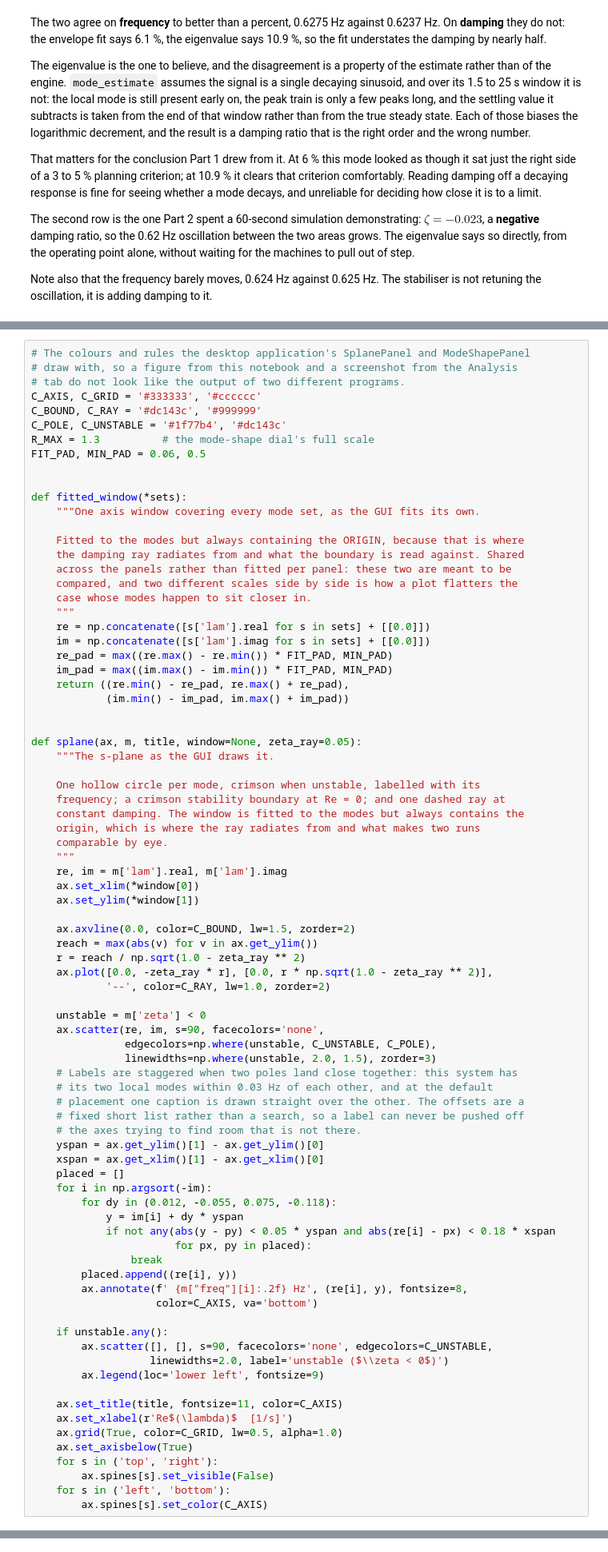
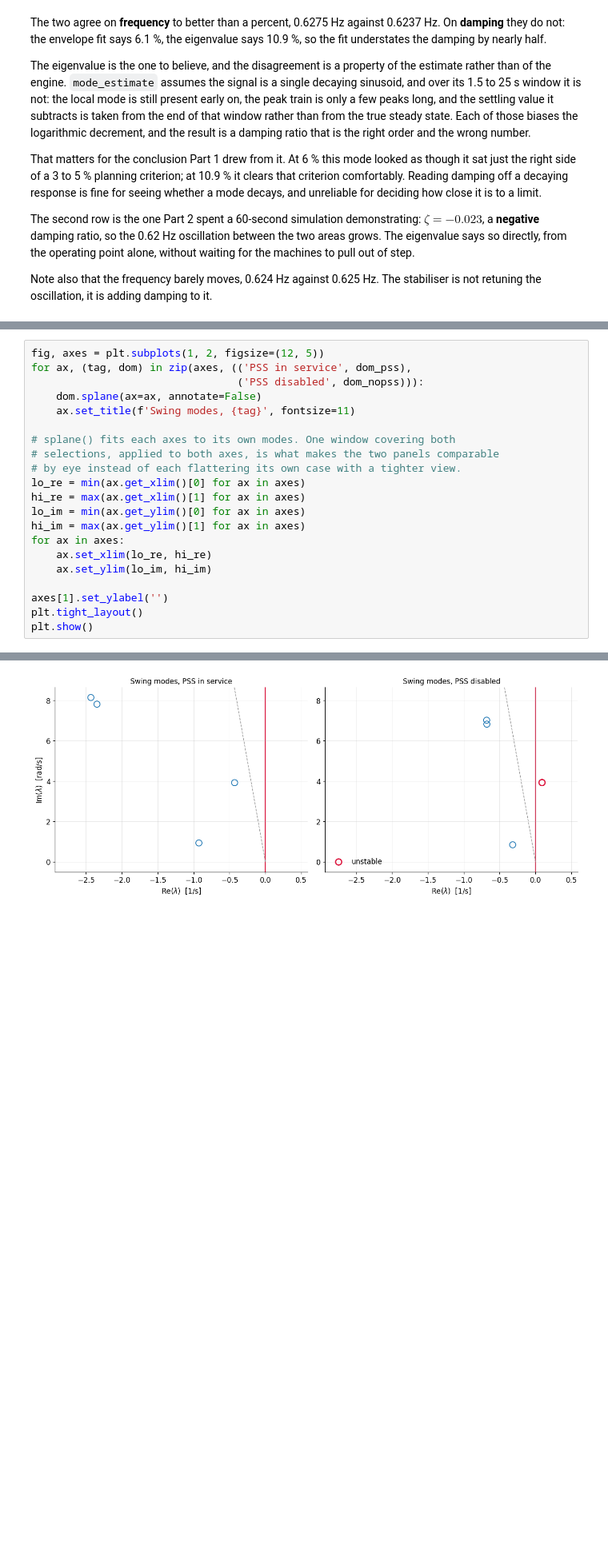
Before and after one commit to SPS-L/stepss-Kundur-Two-Area-System, a Jupyter notebook: InterAreaOscillations.ipynb, the cells around one changed output, grey strips where cells are left out. Shown at 80% size. Saved outputs shown, nothing was run; the diff lists cells and outputs as text; blank space fills up the shorter version.

```diff
--- a/InterAreaOscillations.ipynb
+++ b/InterAreaOscillations.ipynb
@@ -621,82 +571,22 @@ has its modes closer in.
 # %%
-# The colours and rules the desktop application's SplanePanel and ModeShapePanel
-# draw with, so a figure from this notebook and a screenshot from the Analysis
-# tab do not look like the output of two different programs.
-C_AXIS, C_GRID = '#333333', '#cccccc'
-C_BOUND, C_RAY = '#dc143c', '#999999'
-C_POLE, C_UNSTABLE = '#1f77b4', '#dc143c'
-R_MAX = 1.3          # the mode-shape dial's full scale
-FIT_PAD, MIN_PAD = 0.06, 0.5
+fig, axes = plt.subplots(1, 2, figsize=(12, 5))
+for ax, (tag, dom) in zip(axes, (('PSS in service', dom_pss),
+                                 ('PSS disabled', dom_nopss))):
+    dom.splane(ax=ax, annotate=False)
+    ax.set_title(f'Swing modes, {tag}', fontsize=11)
 
+# splane() fits each axes to its own modes. One window covering both
+# selections, applied to both axes, is what makes the two panels comparable
+# by eye instead of each flattering its own case with a tighter view.
+lo_re = min(ax.get_xlim()[0] for ax in axes)
+hi_re = max(ax.get_xlim()[1] for ax in axes)
+lo_im = min(ax.get_ylim()[0] for ax in axes)
+hi_im = max(ax.get_ylim()[1] for ax in axes)
+for ax in axes:
+    ax.set_xlim(lo_re, hi_re)
+    ax.set_ylim(lo_im, hi_im)
 
-def fitted_window(*sets):
-    """One axis window covering every mode set, as the GUI fits its own.
-
-    Fitted to the modes but always containing the ORIGIN, because that is where
-    the damping ray radiates from and what the boundary is read against. Shared
-    across the panels rather than fitted per panel: these two are meant to be
-    compared, and two different scales side by side is how a plot flatters the
-    case whose modes happen to sit closer in.
-    """
-    re = np.concatenate([s['lam'].real for s in sets] + [[0.0]])
-    im = np.concatenate([s['lam'].imag for s in sets] + [[0.0]])
-    re_pad = max((re.max() - re.min()) * FIT_PAD, MIN_PAD)
-    im_pad = max((im.max() - im.min()) * FIT_PAD, MIN_PAD)
-    return ((re.min() - re_pad, re.max() + re_pad),
-            (im.min() - im_pad, im.max() + im_pad))
-
-
-def splane(ax, m, title, window=None, zeta_ray=0.05):
-    """The s-plane as the GUI draws it.
-
-    One hollow circle per mode, crimson when unstable, labelled with its
-    frequency; a crimson stability boundary at Re = 0; and one dashed ray at
-    constant damping. The window is fitted to the modes but always contains the
-    origin, which is where the ray radiates from and what makes two runs
-    comparable by eye.
-    """
-    re, im = m['lam'].real, m['lam'].imag
-    ax.set_xlim(*window[0])
-    ax.set_ylim(*window[1])
-
-    ax.axvline(0.0, color=C_BOUND, lw=1.5, zorder=2)
-    reach = max(abs(v) for v in ax.get_ylim())
-    r = reach / np.sqrt(1.0 - zeta_ray ** 2)
-    ax.plot([0.0, -zeta_ray * r], [0.0, r * np.sqrt(1.0 - zeta_ray ** 2)],
-            '--', color=C_RAY, lw=1.0, zorder=2)
-
-    unstable = m['zeta'] < 0
-    ax.scatter(re, im, s=90, facecolors='none',
-               edgecolors=np.where(unstable, C_UNSTABLE, C_POLE),
-               linewidths=np.where(unstable, 2.0, 1.5), zorder=3)
-    # Labels are staggered when two poles land close together: this system has
-    # its two local modes within 0.03 Hz of each other, and at the default
-    # placement one caption is drawn straight over the other. The offsets are a
-    # fixed short list rather than a search, so a label can never be pushed off
-    # the axes trying to find room that is not there.
-    yspan = ax.get_ylim()[1] - ax.get_ylim()[0]
-    xspan = ax.get_xlim()[1] - ax.get_xlim()[0]
-    placed = []
-    for i in np.argsort(-im):
-        for dy in (0.012, -0.055, 0.075, -0.118):
-            y = im[i] + dy * yspan
-            if not any(abs(y - py) < 0.05 * yspan and abs(re[i] - px) < 0.18 * xspan
-                       for px, py in placed):
-                break
-        placed.append((re[i], y))
-        ax.annotate(f' {m["freq"][i]:.2f} Hz', (re[i], y), fontsize=8,
-                    color=C_AXIS, va='bottom')
-
-    if unstable.any():
-        ax.scatter([], [], s=90, facecolors='none', edgecolors=C_UNSTABLE,
-                   linewidths=2.0, label='unstable ($\\zeta < 0$)')
-        ax.legend(loc='lower left', fontsize=9)
-
-    ax.set_title(title, fontsize=11, color=C_AXIS)
-    ax.set_xlabel(r'Re$(\lambda)$  [1/s]')
-    ax.grid(True, color=C_GRID, lw=0.5, alpha=1.0)
-    ax.set_axisbelow(True)
-    for s in ('top', 'right'):
-        ax.spines[s].set_visible(False)
-    for s in ('left', 'bottom'):
-        ax.spines[s].set_color(C_AXIS)
+axes[1].set_ylabel('')
+plt.tight_layout()
+plt.show()
+# %% [output]
@@ -702,0 +595 @@ def splane(ax, m, title, window=None, zeta_ray=0.05):
+[figure, added]
```
Also changed, not shown: parts of 14 cells of this notebook.
